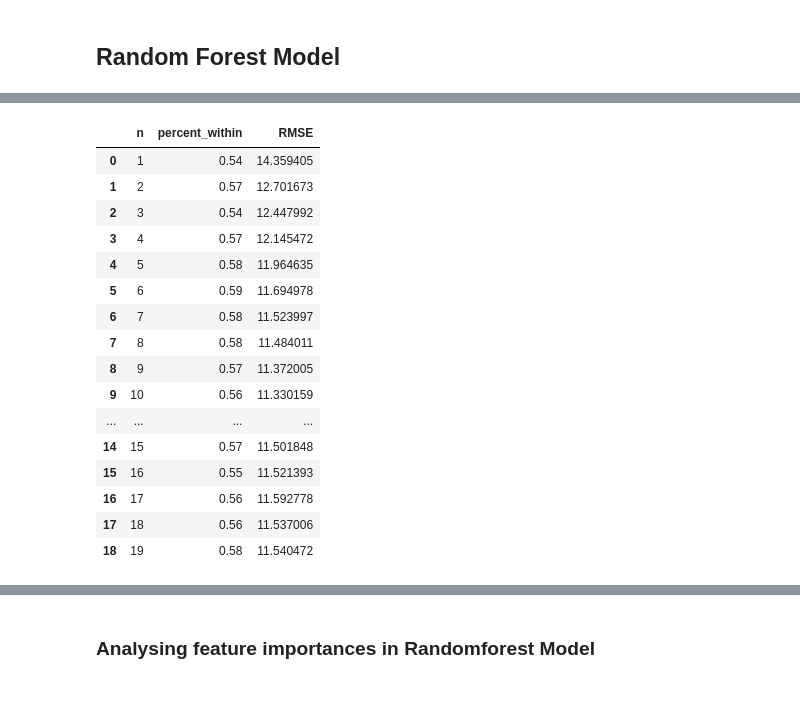
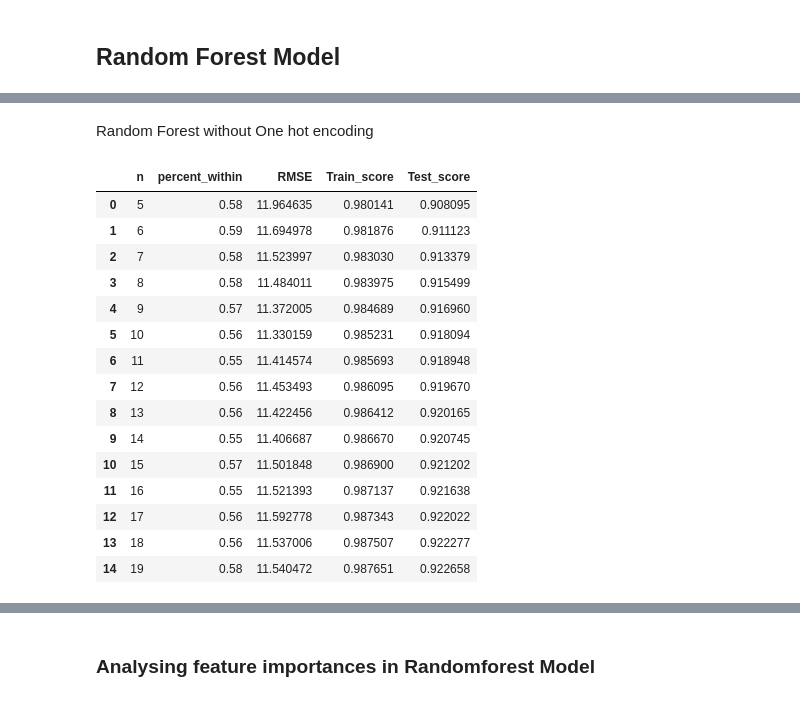
Before and after one commit to spatialthoughts/spatial-data-science, a Jupyter notebook: travel_time_prediction/Model_test.ipynb, the cells around one changed output, grey strips where cells are left out. Cells and saved outputs as stored; diff of their text form; code cells hidden in the pictures.

```diff
--- a/travel_time_prediction/Model_test.ipynb
+++ b/travel_time_prediction/Model_test.ipynb
@@ -69,0 +73,5 @@ def rmse_calc():
+# %%
+category_Trans= ColumnTransformer([('encoder',OneHotEncoder(categories='auto', sparse=False),[sel_input.index(i) for i in['time_period', 'dow']]),
+                                   ('scaler',StandardScaler(),[sel_input.index(i) for i in['sourceid', 'dstid', 'day', 'src_lon', 'src_lat', 'dst_lon', 'dst_lat', 'distance']])],remainder='passthrough')
+# %%
+model = Pipeline(steps=[('ct',category_Trans),('model',LinearRegression())])
@@ -122,7 +227,8 @@ pyplot.show()
 # %%
 RMSE=[]
 percent_within=[]
-model = MLPRegressor(random_state=1, max_iter=200).fit(x_train, y_train)
+model = Pipeline(steps=[('scaler',StandardScaler()),('model',MLPRegressor(random_state=1, max_iter=200))])
+model.fit(x_train, y_train)
 results=rmse_calc()
 print('RMSE =',RMSE)
 print('Percentage with google range =',percent_within)
@@ -142,0 +249,19 @@ Range=range(1,20)
+# %%
+Range=range(5,20)
+Random_Forest=pd.DataFrame()
+Random_Forest['n']=Range
+RMSE=[]
+percent_within=[]
+Train_score=[]
+Test_score=[]
+for k in Range:
+    model = Pipeline(steps=[('ct',category_Trans),('model',RandomForestRegressor(n_estimators = k, random_state = 1))])#model= RandomForestRegressor(n_estimators = k, random_state = 1)
+    model.fit(x_train, y_train)
+    results=rmse_calc()
+    Train_score.append(model.score(x_train, y_train))
+    Test_score.append(model.score(x_test, y_test))
+Random_Forest['percent_within']=percent_within
+Random_Forest['RMSE']=RMSE
+Random_Forest['Train_score']=Train_score
+Random_Forest['Test_score']=Test_score
+Random_Forest
@@ -143,33 +323,41 @@ Range=range(1,20)
+# %% [markdown]
+Random Forest without One hot encoding
 # %%
+Range=range(5,20)
 Random_Forest=pd.DataFrame()
 Random_Forest['n']=Range
 RMSE=[]
 percent_within=[]
+Train_score=[]
+Test_score=[]
 for k in Range:
-    model= RandomForestRegressor(n_estimators = k, random_state = 1)
-    model.fit(x_train, y_train)
+    model = Pipeline(steps=[('scaler',StandardScaler()),('model',RandomForestRegressor(n_estimators = k, random_state = 1))])
+    model.fit(x_train,y_train)
     results=rmse_calc()
+    Train_score.append(model.score(x_train, y_train))
+    Test_score.append(model.score(x_test, y_test))
 Random_Forest['percent_within']=percent_within
 Random_Forest['RMSE']=RMSE
+Random_Forest['Train_score']=Train_score
+Random_Forest['Test_score']=Test_score
 Random_Forest
 # %% [output]
-|  | n | percent_within | RMSE |
-| 0 | 1 | 0.54 | 14.359405 |
-| 1 | 2 | 0.57 | 12.701673 |
-| 2 | 3 | 0.54 | 12.447992 |
-| 3 | 4 | 0.57 | 12.145472 |
-| 4 | 5 | 0.58 | 11.964635 |
-| 5 | 6 | 0.59 | 11.694978 |
-| 6 | 7 | 0.58 | 11.523997 |
-| 7 | 8 | 0.58 | 11.484011 |
-| 8 | 9 | 0.57 | 11.372005 |
-| 9 | 10 | 0.56 | 11.330159 |
-| ... | ... | ... | ... |
-| 14 | 15 | 0.57 | 11.501848 |
-| 15 | 16 | 0.55 | 11.521393 |
-| 16 | 17 | 0.56 | 11.592778 |
-| 17 | 18 | 0.56 | 11.537006 |
-| 18 | 19 | 0.58 | 11.540472 |
+|  | n | percent_within | RMSE | Train_score | Test_score |
+| 0 | 5 | 0.58 | 11.964635 | 0.980141 | 0.908095 |
+| 1 | 6 | 0.59 | 11.694978 | 0.981876 | 0.911123 |
+| 2 | 7 | 0.58 | 11.523997 | 0.983030 | 0.913379 |
+| 3 | 8 | 0.58 | 11.484011 | 0.983975 | 0.915499 |
+| 4 | 9 | 0.57 | 11.372005 | 0.984689 | 0.916960 |
+| 5 | 10 | 0.56 | 11.330159 | 0.985231 | 0.918094 |
+| 6 | 11 | 0.55 | 11.414574 | 0.985693 | 0.918948 |
+| 7 | 12 | 0.56 | 11.453493 | 0.986095 | 0.919670 |
+| 8 | 13 | 0.56 | 11.422456 | 0.986412 | 0.920165 |
+| 9 | 14 | 0.55 | 11.406687 | 0.986670 | 0.920745 |
+| 10 | 15 | 0.57 | 11.501848 | 0.986900 | 0.921202 |
+| 11 | 16 | 0.55 | 11.521393 | 0.987137 | 0.921638 |
+| 12 | 17 | 0.56 | 11.592778 | 0.987343 | 0.922022 |
+| 13 | 18 | 0.56 | 11.537006 | 0.987507 | 0.922277 |
+| 14 | 19 | 0.58 | 11.540472 | 0.987651 | 0.922658 |
 # %%
 plt.plot(Random_Forest['n'],Random_Forest['RMSE'])
 # %% [output]
```
Also changed, not shown: parts of 29 cells of this notebook.
